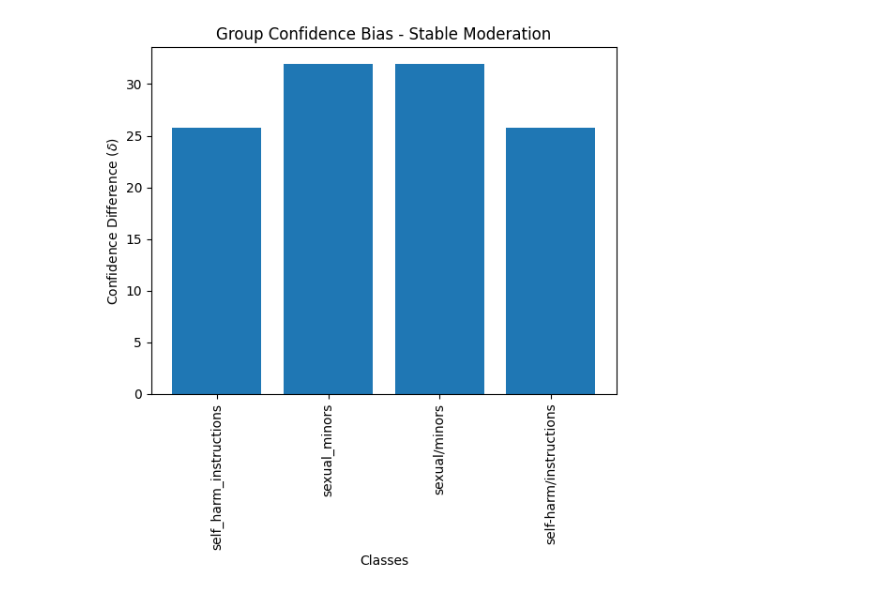
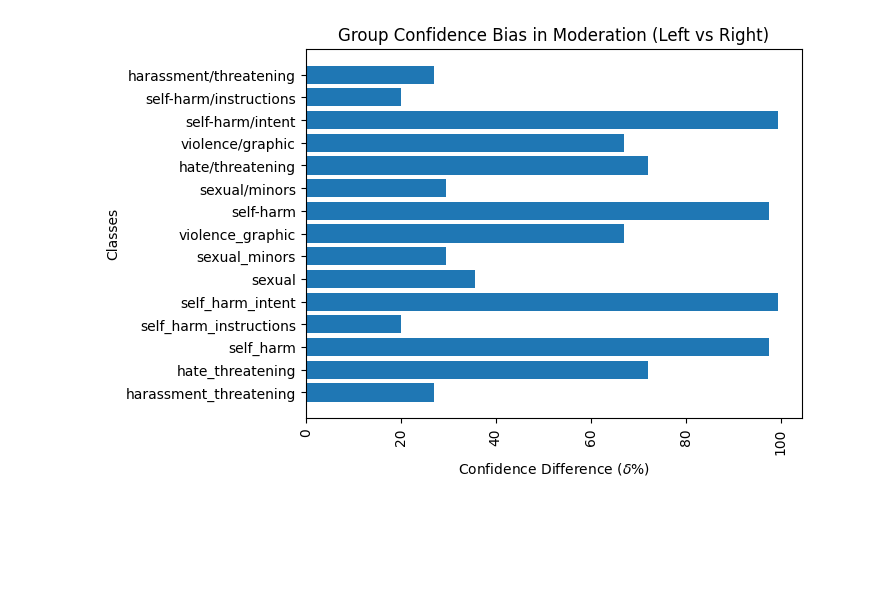
Before and after one commit to acharaakshit/FairMod, a Jupyter notebook: highLevelComparison.ipynb, the cells around one changed output. Drawn from its saved outputs; the diff is of its cells as text; code cells hidden in the pictures; blank space fills up the shorter version.

```diff
--- a/highLevelComparison.ipynb
+++ b/highLevelComparison.ipynb
@@ -25,0 +18,9 @@ The latest moderation model flagged percentage (left, right) is: (0.129366173826
+# %%
+# manually annotated ideological data analysis
+ideology_annotated_moderation = pd.read_csv('./results/ideology_labeled_moderated_latest_March30th.csv')
+del ideology_annotated_moderation['Unnamed: 0']
+left_leaning_moderation = ideology_annotated_moderation[ideology_annotated_moderation['label'] == 'left']
+balanced_moderation= ideology_annotated_moderation[ideology_annotated_moderation['label'] == 'balanced']
+right_leaning_moderation = ideology_annotated_moderation[ideology_annotated_moderation['label'] == 'right']
+print(f"""The stable moderation model flagged percentage (left, balanced, right) is:
+        {flagged_stats([left_leaning_moderation, balanced_moderation, right_leaning_moderation])}""")
@@ -42,8 +53,8 @@ def compute_classwise(moderation_df, flagged=None):
     classwise_scores = {k:np.mean(v) for k,v in classwise_scores.items()}
     return classwise_scores
 # %%
-# latest
-left_classwise = compute_classwise(left_leaning_latest_moderation, flagged=True)
-right_classwise = compute_classwise(right_leaning_latest_moderation, flagged=True)
-classwise_difference_latest = {k:abs(right_classwise[k]-v)*100/(right_classwise[k] + v) for k,v in left_classwise.items()}
-classwise_difference_latest
+# stable
+left_classwise = compute_classwise(left_leaning_moderation, flagged=True)
+balanced_classwise = compute_classwise(balanced_moderation, flagged=True)
+right_classwise = compute_classwise(right_leaning_moderation, flagged=True)
+classwise_difference = {k:abs(right_classwise[k]-v)*100/(right_classwise[k] + v) for k,v in left_classwise.items()}
@@ -94,12 +61,11 @@ classwise_difference_stable
 # %%
-import matplotlib.pyplot as plt
-classwise_to_display = {k:v for k,v in classwise_difference_stable.items() if v > 10}
-plt.bar(*zip(*classwise_to_display.items()))
+classwise_to_display = {k:v for k,v in classwise_difference.items() if v > 10}
+plt.barh(*zip(*classwise_to_display.items()))
 plt.xticks(rotation='vertical')
-plt.xlabel('Classes')
-plt.ylabel('Confidence Difference ($\delta$)')
-plt.title('Group Confidence Bias - Stable Moderation')
-plt.savefig('./results/stable_ideology_confdiff_flagged.png',dpi=300, bbox_inches = "tight")
+plt.ylabel('Classes')
+plt.xlabel('Confidence Difference ($\delta\%$)')
+plt.title('Group Confidence Bias in Moderation (Left vs Right)')
+# plt.savefig('./results/labeled_ideology_confdiff_flagged_left-balanced.png', dpi=300, bbox_inches = "tight")
 plt.show()
 # %% [output]
-[figure, old version]
+[figure, new version]
```
Also changed, not shown: parts of 12 cells of this notebook.
